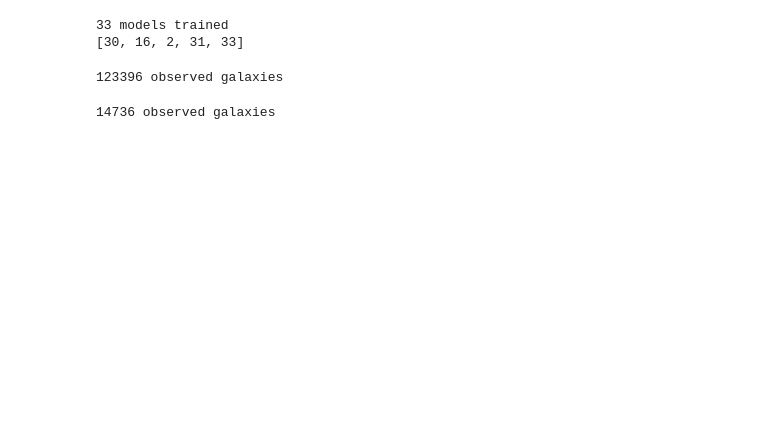
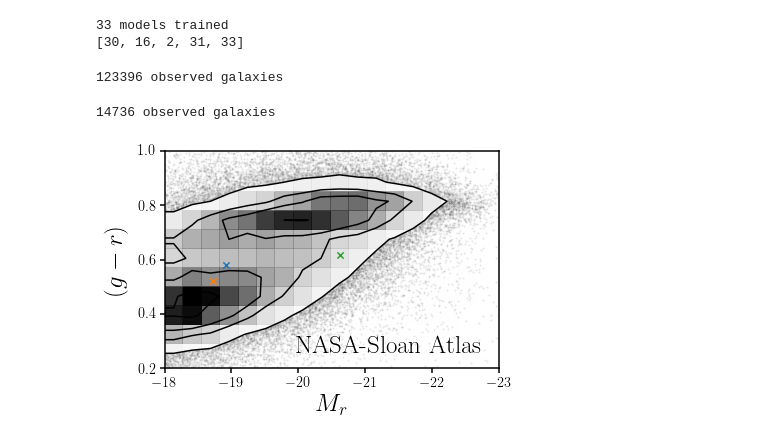
Before and after one commit to changhoonhahn/goleta, a Jupyter notebook: paper/nb/p_omega_x.ipynb, the cells around one changed output. Saved outputs shown, nothing was run; the diff lists cells and outputs as text; code cells hidden in the pictures; blank space fills up the shorter version.

```diff
--- a/paper/nb/p_omega_x.ipynb
+++ b/paper/nb/p_omega_x.ipynb
@@ -40,6 +40,21 @@ X_obs = D.get_obs(cut='v0')
 14736 observed galaxies
 # %%
 igals = np.random.choice(np.arange(X_obs.shape[0]), replace=False, size=5)
+# %%
+fig = plt.figure(figsize=(6,4))
+sub = fig.add_subplot(111)
+DFM.hist2d(X_all[:,1], X_all[:,0] - X_all[:,1], range=[(-18., -23.5), (-0.2, 1.2)], ax=sub)
+for _i, ii in enumerate(igals[:3]):
+    sub.scatter([X_obs[ii,1]], [X_obs[ii,0] - X_obs[ii,1]], c='C%i' % _i, marker='x', s=40, zorder=10)
+sub.text(0.95, 0.05, 'NASA-Sloan Atlas', transform=sub.transAxes, fontsize=25, ha='right', va='bottom')
+sub.set_xlabel('$M_r$', fontsize=25)
+sub.set_xlim(-18, -23.)
+sub.set_ylabel('$(g-r)$', labelpad=10, fontsize=25)
+sub.set_ylim(0.2, 1.)
+sub.set_yticks([0.2, 0.4, 0.6, 0.8, 1.])
+fig.savefig('../figs/nsa.pdf', bbox_inches='tight')
+# %% [output]
+[figure, added]
 # %%
 lbls = [r'$\Omega_m$', r'$\sigma_8$',
         r'$\log A_{\rm SN1}$', r'$\log A_{\rm AGN1}$',
```
Also changed, not shown: parts of 1 cell of this notebook, 2 other files.
